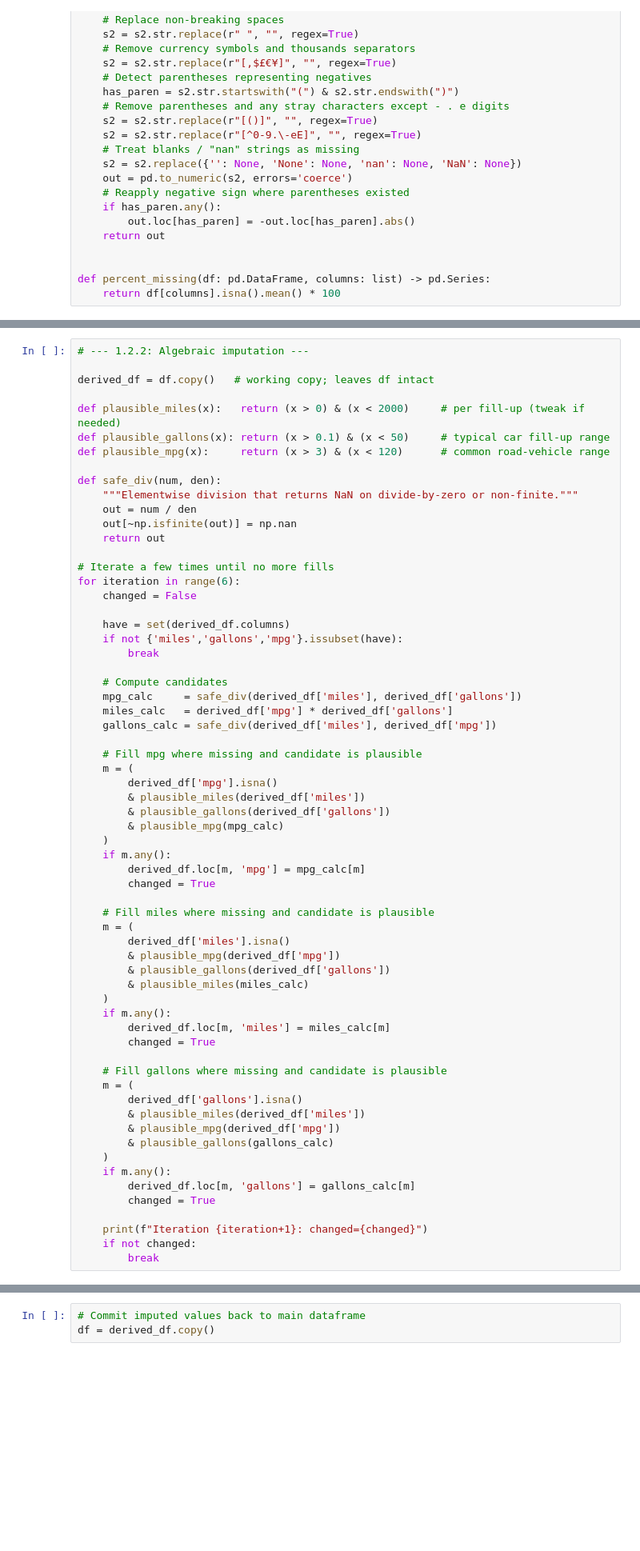
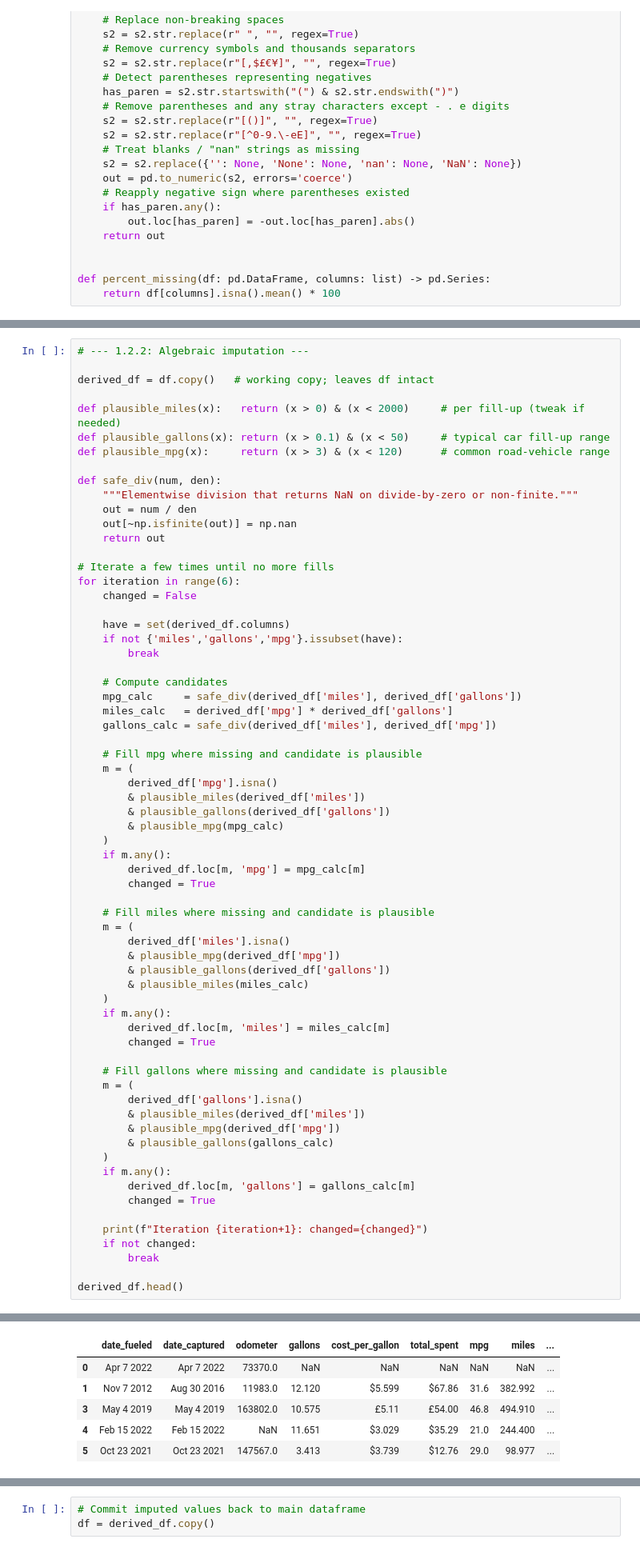
Before and after one commit to WitsPram/IDVE-assignment, a Jupyter notebook: cleaning.ipynb, the cells around one changed output, grey strips where cells are left out. Shown at 80% size. Drawn from its saved outputs; the diff is of its cells as text; blank space fills up the shorter version.

```diff
--- a/cleaning.ipynb
+++ b/cleaning.ipynb
@@ -283,30 +357,38 @@ for iteration in range(6):
         changed = True
 
     # Fill miles where missing and candidate is plausible
     m = (
         derived_df['miles'].isna()
         & plausible_mpg(derived_df['mpg'])
         & plausible_gallons(derived_df['gallons'])
         & plausible_miles(miles_calc)
     )
     if m.any():
         derived_df.loc[m, 'miles'] = miles_calc[m]
         changed = True
 
     # Fill gallons where missing and candidate is plausible
     m = (
         derived_df['gallons'].isna()
         & plausible_miles(derived_df['miles'])
         & plausible_mpg(derived_df['mpg'])
         & plausible_gallons(gallons_calc)
     )
     if m.any():
         derived_df.loc[m, 'gallons'] = gallons_calc[m]
         changed = True
 
     print(f"Iteration {iteration+1}: changed={changed}")
     if not changed:
         break
+
+derived_df.head()
 # %% [output]
 Iteration 1: changed=True
 Iteration 2: changed=False
+|  | date_fueled | date_captured | odometer | gallons | cost_per_gallon | total_spent | mpg | miles | ... |
+| 0 | Apr 7 2022 | Apr 7 2022 | 73370.0 | NaN | NaN | NaN | NaN | NaN | ... |
+| 1 | Nov 7 2012 | Aug 30 2016 | 11983.0 | 12.120 | $5.599 | $67.86 | 31.6 | 382.992 | ... |
+| 3 | May 4 2019 | May 4 2019 | 163802.0 | 10.575 | £5.11 | £54.00 | 46.8 | 494.910 | ... |
+| 4 | Feb 15 2022 | Feb 15 2022 | NaN | 11.651 | $3.029 | $35.29 | 21.0 | 244.400 | ... |
+| 5 | Oct 23 2021 | Oct 23 2021 | 147567.0 | 3.413 | $3.739 | $12.76 | 29.0 | 98.977 | ... |
```
Also changed, not shown: parts of 20 cells of this notebook.
